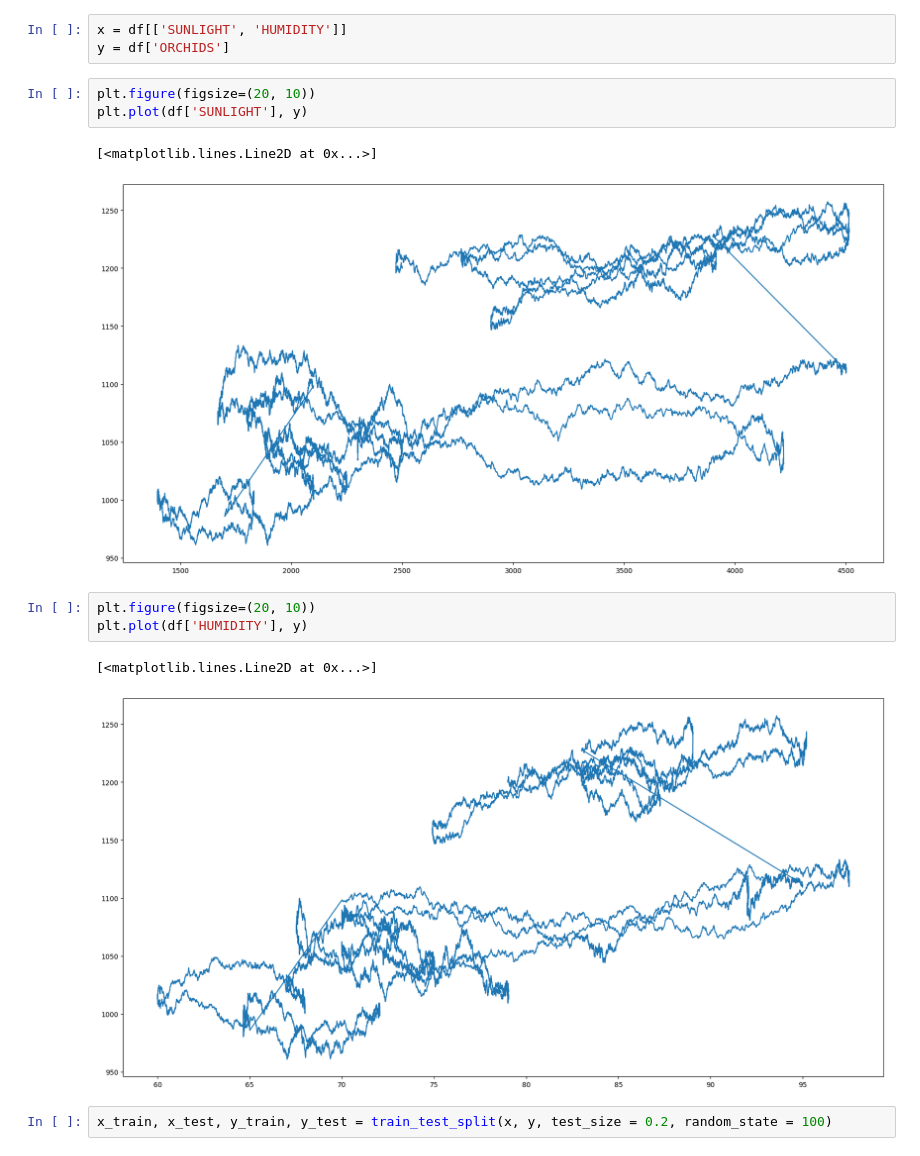
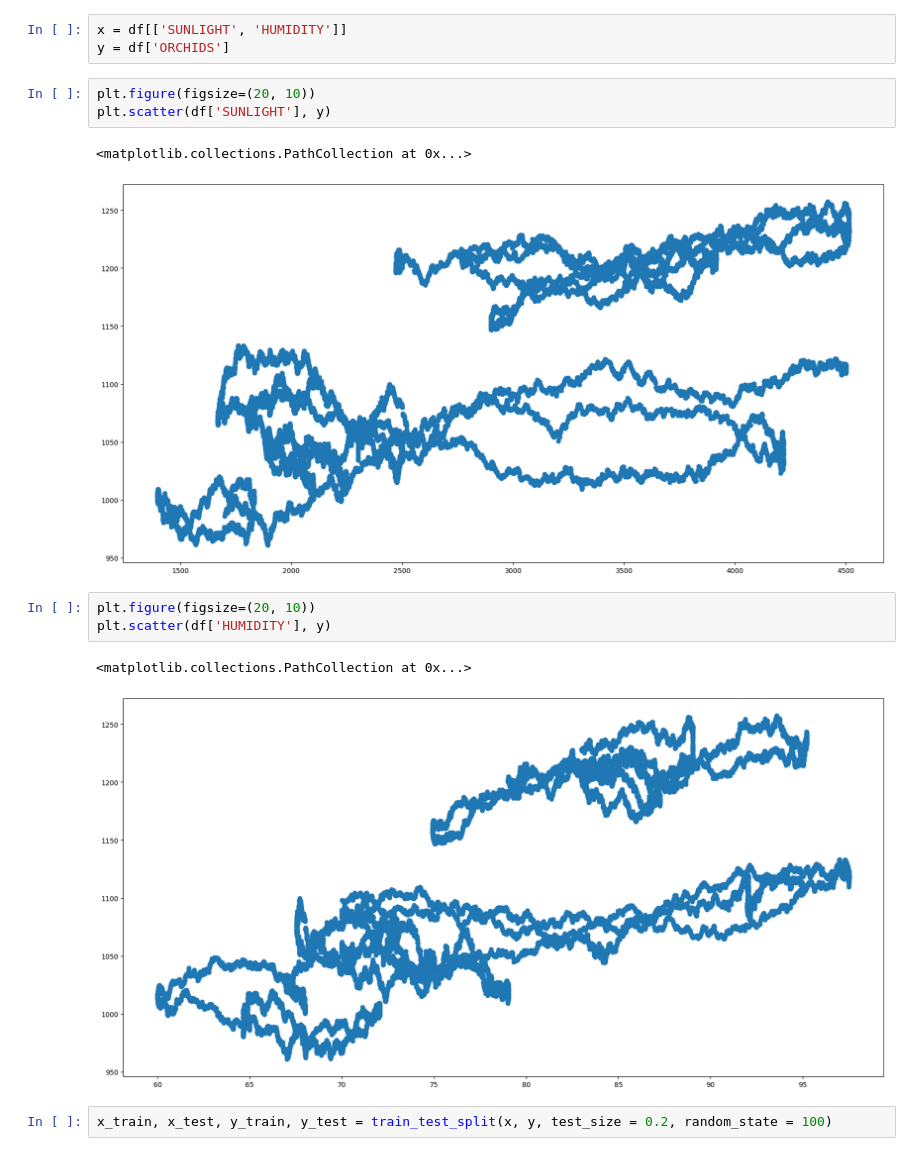
Before and after one commit to simonswe/prosperity2_traderbots, a Jupyter notebook: round2/orchids.ipynb, the cells around one changed output. Drawn from its saved outputs; the diff is of its cells as text.

```diff
--- a/round2/orchids.ipynb
+++ b/round2/orchids.ipynb
@@ -29,16 +32,16 @@ x = df[['SUNLIGHT', 'HUMIDITY']]
 y = df['ORCHIDS']
 # %%
 plt.figure(figsize=(20, 10))
-plt.plot(df['SUNLIGHT'], y)
+plt.scatter(df['SUNLIGHT'], y)
 # %% [output]
-[<matplotlib.lines.Line2D at 0x...>]
+<matplotlib.collections.PathCollection at 0x...>
-[figure, old version]
+[figure, new version]
 # %%
 plt.figure(figsize=(20, 10))
-plt.plot(df['HUMIDITY'], y)
+plt.scatter(df['HUMIDITY'], y)
 # %% [output]
-[<matplotlib.lines.Line2D at 0x...>]
+<matplotlib.collections.PathCollection at 0x...>
-[figure, old version]
+[figure, new version]
 # %%
 x_train, x_test, y_train, y_test = train_test_split(x, y, test_size = 0.2, random_state = 100)
 # %%
```
Also changed, not shown: parts of 6 cells of this notebook.
